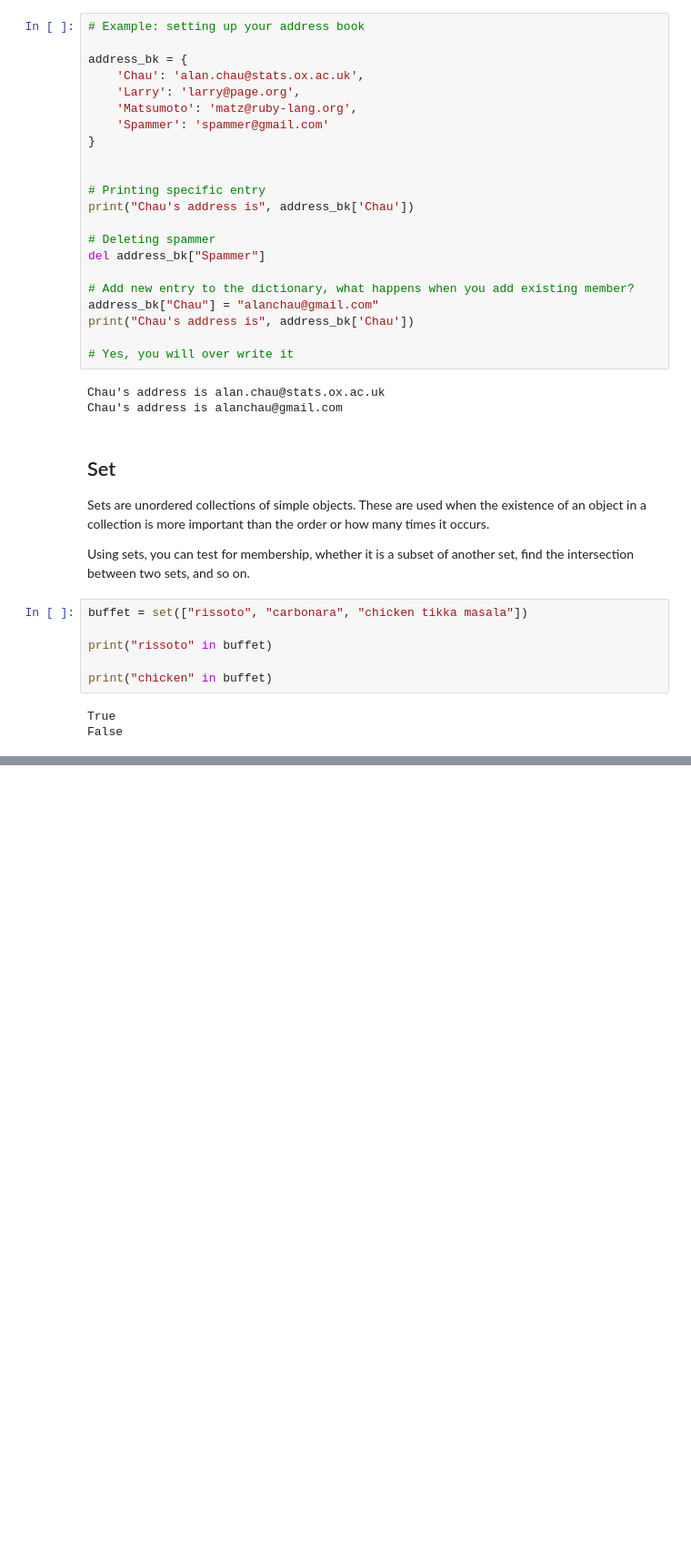
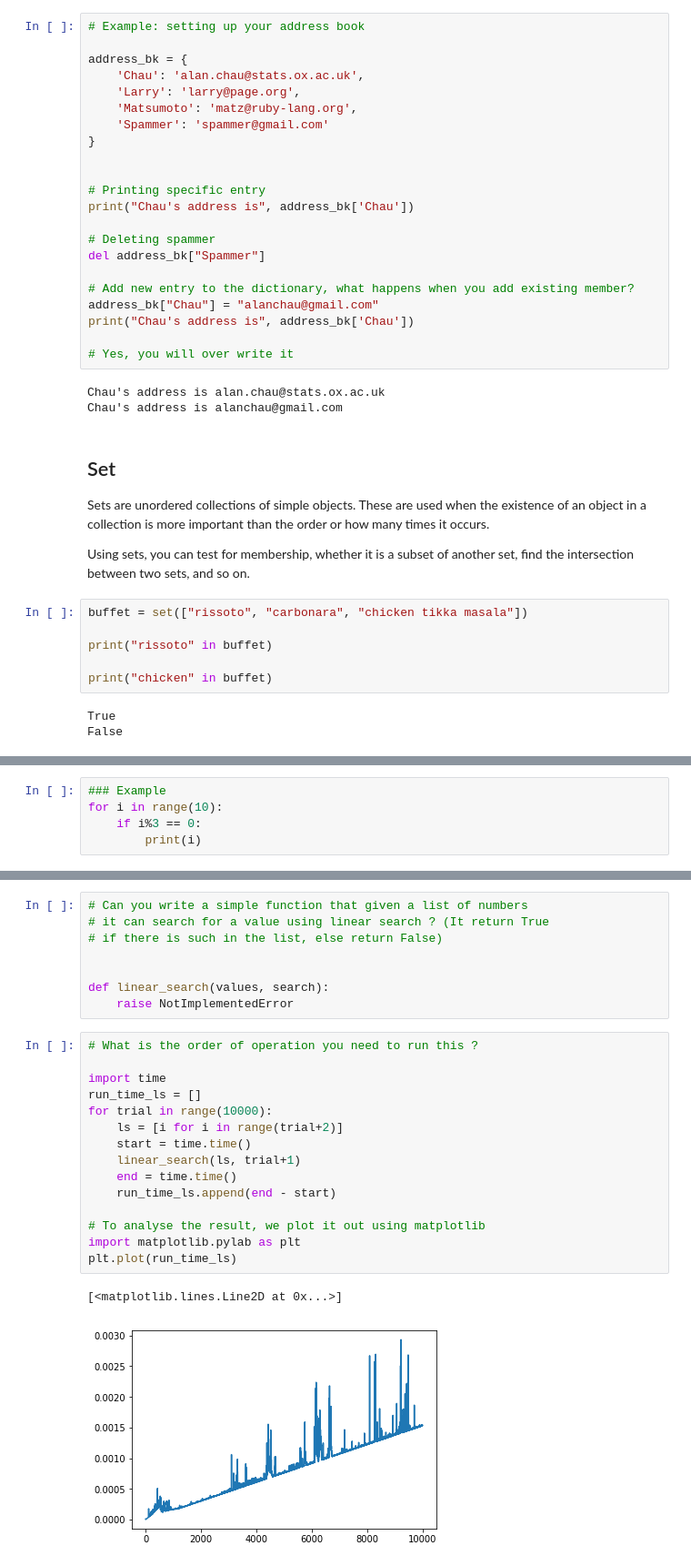
Before and after one commit to Chau999/python_course, a Jupyter notebook: Python Workshop for MBAs - Data Structures and Algorithms.ipynb, the cells around one changed output, grey strips where cells are left out. Shown: that part at 91% size. Saved outputs shown, nothing was run; the diff lists cells and outputs as text; blank space fills up the shorter version.

```diff
--- a/Python Workshop for MBAs - Data Structures and Algorithms.ipynb
+++ b/Python Workshop for MBAs - Data Structures and Algorithms.ipynb
@@ -134,0 +233,5 @@ False
+# %%
+### Example
+for i in range(10):
+    if i%3 == 0:
+        print(i)
@@ -134,0 +275,26 @@ False
+# %%
+# Can you write a simple function that given a list of numbers
+# it can search for a value using linear search ? (It return True
+# if there is such in the list, else return False)
+
+
+def linear_search(values, search):
+    raise NotImplementedError
+# %%
+# What is the order of operation you need to run this ?
+
+import time
+run_time_ls = []
+for trial in range(10000):
+    ls = [i for i in range(trial+2)]
+    start = time.time()
+    linear_search(ls, trial+1)
+    end = time.time()
+    run_time_ls.append(end - start)
+
+# To analyse the result, we plot it out using matplotlib
+import matplotlib.pylab as plt
+plt.plot(run_time_ls)
+# %% [output]
+[<matplotlib.lines.Line2D at 0x...>]
+[figure, added]
```
Also changed, not shown: parts of 26 cells of this notebook.
